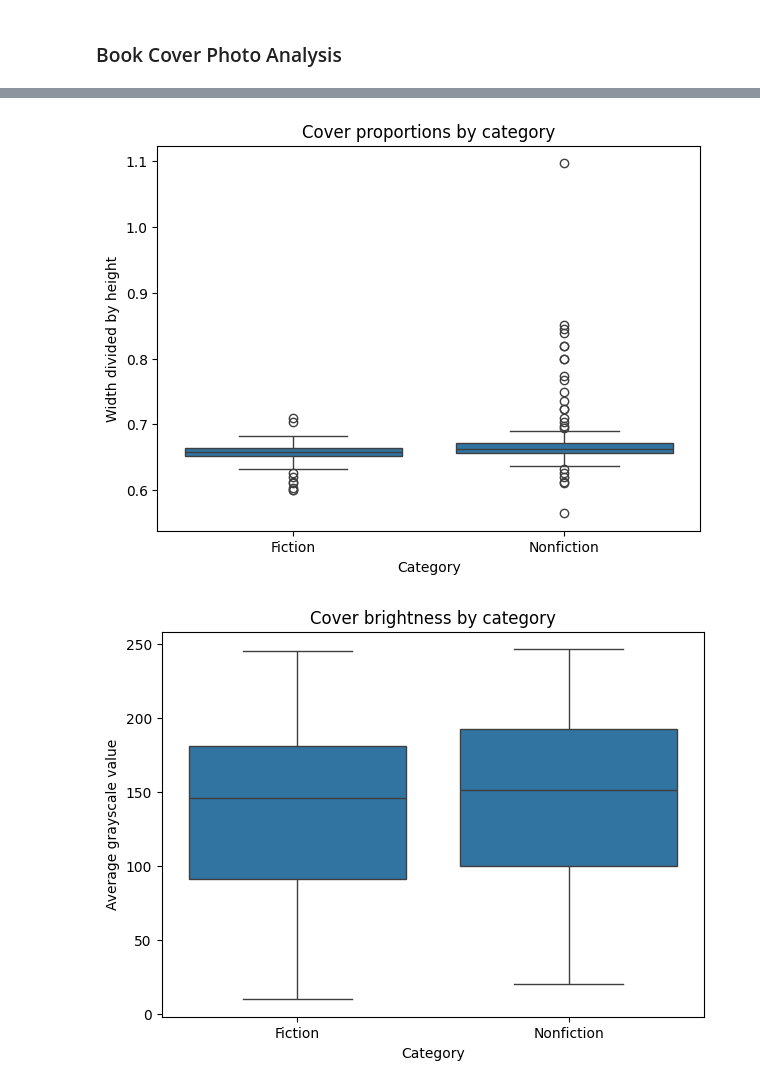
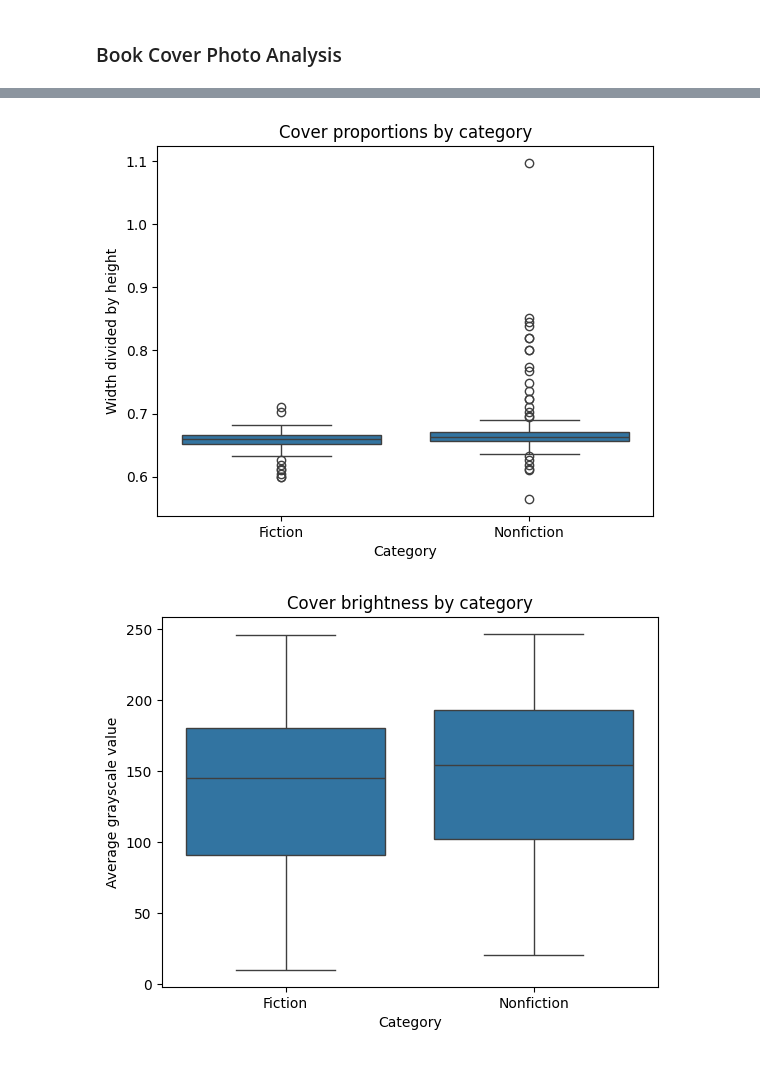
Before and after one commit to mdjawadulhasan/BookGenreClassifier, a Jupyter notebook: notebooks/03_exploratory_data_analysis.ipynb, the cells around one changed output, grey strips where cells are left out. Saved outputs shown, nothing was run; the diff lists cells and outputs as text; code cells hidden in the pictures.

```diff
--- a/notebooks/03_exploratory_data_analysis.ipynb
+++ b/notebooks/03_exploratory_data_analysis.ipynb
@@ -263,23 +209,18 @@ dtype: int64
 # %%
-plt.figure(figsize=(7, 5))
-
 sns.boxplot(
     x="category",
     y="cover_ratio",
     data=df,
     order=["Fiction", "Nonfiction"]
 )
 
 plt.title("Cover proportions by category")
 plt.xlabel("Category")
 plt.ylabel("Width divided by height")
-
 plt.show()
 # %% [output]
-[figure, old version]
+[figure, new version]
 # %%
-plt.figure(figsize=(7, 5))
-
 sns.boxplot(
     x="category",
     y="cover_brightness",
@@ -293,4 +234,4 @@ plt.ylabel("Average grayscale value")
 
 plt.show()
 # %% [output]
-[figure, old version]
+[figure, new version]
```
Also changed, not shown: parts of 14 cells of this notebook, 2 other files.
